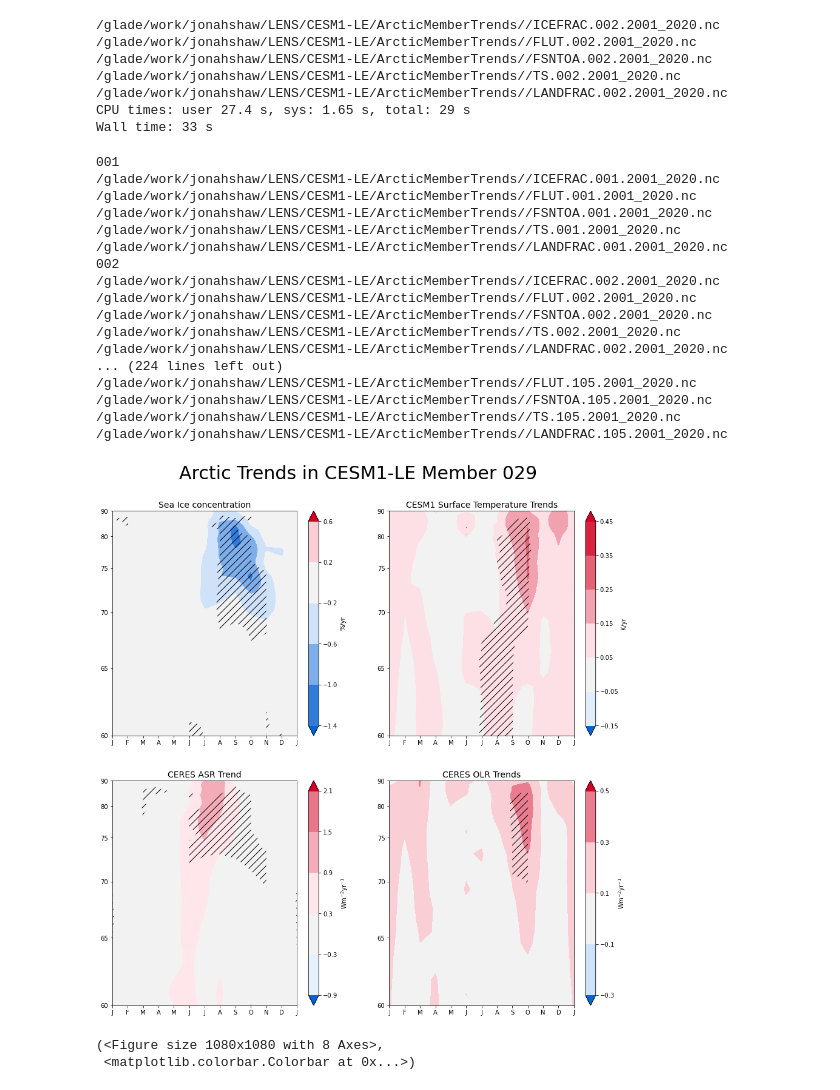
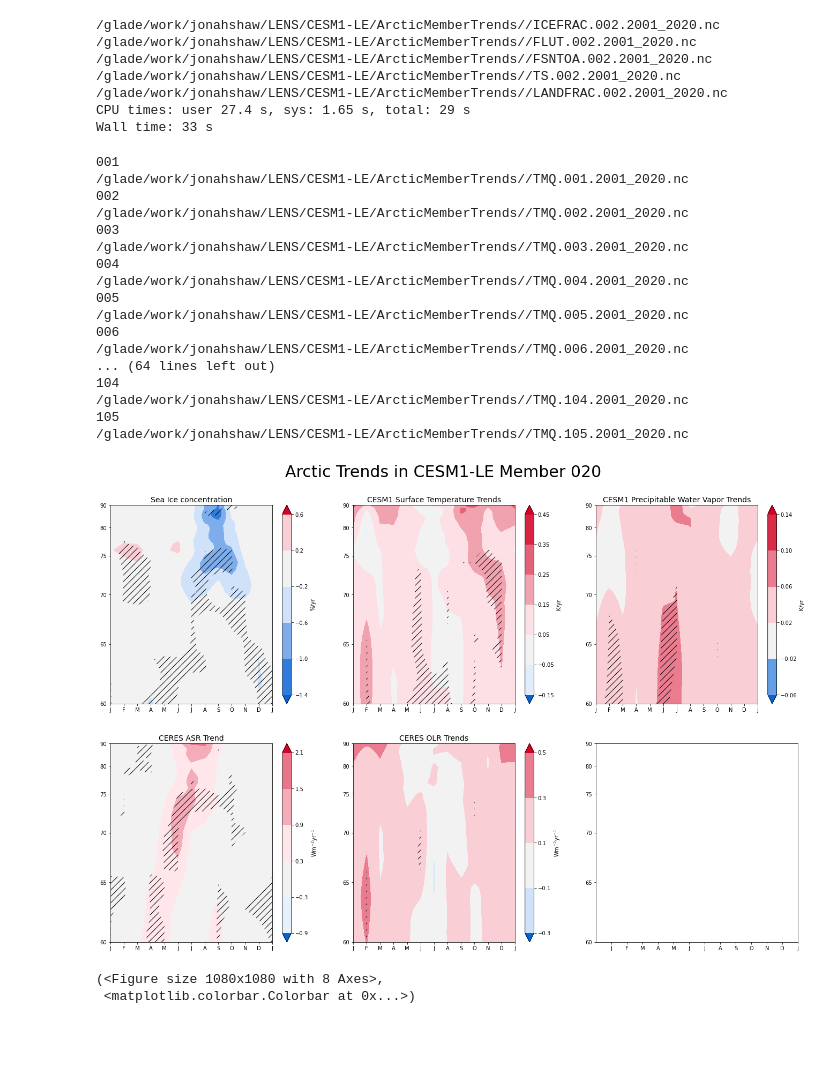
Before and after one commit to jshaw35/spectral_ice, a Jupyter notebook: figure1/cesmle_trends.ipynb, the cells around one changed output. Drawn from its saved outputs; the diff is of its cells as text; code cells hidden in the pictures; blank space fills up the shorter version.

Commit message:
added WV to CESM1-LE plots, processed AIRS data to timeseries

```diff
--- a/figure1/cesmle_trends.ipynb
+++ b/figure1/cesmle_trends.ipynb
@@ -208,24 +209,24 @@ def lens_trend_wrapper(sub_path_dict,ens_label,out_path,mask=None,mask_label=Non
 CPU times: user 27.4 s, sys: 1.65 s, total: 29 s
 Wall time: 33 s
 # %%
-# for _ens_n in path_dict:
-#     print(_ens_n)
-#     lens_trend_wrapper(path_dict[_ens_n],_ens_n,'/glade/work/jonahshaw/LENS/CESM1-LE/ArcticMemberTrends/')
+for _ens_n in path_dict:
+    print(_ens_n)
+    lens_trend_wrapper(path_dict[_ens_n],_ens_n,'/glade/work/jonahshaw/LENS/CESM1-LE/ArcticMemberTrends/')
 # %% [output]
 001
-/glade/work/jonahshaw/LENS/CESM1-LE/ArcticMemberTrends//ICEFRAC.001.2001_2020.nc
-/glade/work/jonahshaw/LENS/CESM1-LE/ArcticMemberTrends//FLUT.001.2001_2020.nc
-/glade/work/jonahshaw/LENS/CESM1-LE/ArcticMemberTrends//FSNTOA.001.2001_2020.nc
-/glade/work/jonahshaw/LENS/CESM1-LE/ArcticMemberTrends//TS.001.2001_2020.nc
-/glade/work/jonahshaw/LENS/CESM1-LE/ArcticMemberTrends//LANDFRAC.001.2001_2020.nc
+/glade/work/jonahshaw/LENS/CESM1-LE/ArcticMemberTrends//TMQ.001.2001_2020.nc
 002
-/glade/work/jonahshaw/LENS/CESM1-LE/ArcticMemberTrends//ICEFRAC.002.2001_2020.nc
-/glade/work/jonahshaw/LENS/CESM1-LE/ArcticMemberTrends//FLUT.002.2001_2020.nc
-/glade/work/jonahshaw/LENS/CESM1-LE/ArcticMemberTrends//FSNTOA.002.2001_2020.nc
-/glade/work/jonahshaw/LENS/CESM1-LE/ArcticMemberTrends//TS.002.2001_2020.nc
-/glade/work/jonahshaw/LENS/CESM1-LE/ArcticMemberTrends//LANDFRAC.002.2001_2020.nc
-... (224 lines left out)
-/glade/work/jonahshaw/LENS/CESM1-LE/ArcticMemberTrends//FLUT.105.2001_2020.nc
-/glade/work/jonahshaw/LENS/CESM1-LE/ArcticMemberTrends//FSNTOA.105.2001_2020.nc
-/glade/work/jonahshaw/LENS/CESM1-LE/ArcticMemberTrends//TS.105.2001_2020.nc
-/glade/work/jonahshaw/LENS/CESM1-LE/ArcticMemberTrends//LANDFRAC.105.2001_2020.nc
+/glade/work/jonahshaw/LENS/CESM1-LE/ArcticMemberTrends//TMQ.002.2001_2020.nc
+003
+/glade/work/jonahshaw/LENS/CESM1-LE/ArcticMemberTrends//TMQ.003.2001_2020.nc
+004
+/glade/work/jonahshaw/LENS/CESM1-LE/ArcticMemberTrends//TMQ.004.2001_2020.nc
+005
+/glade/work/jonahshaw/LENS/CESM1-LE/ArcticMemberTrends//TMQ.005.2001_2020.nc
+006
+/glade/work/jonahshaw/LENS/CESM1-LE/ArcticMemberTrends//TMQ.006.2001_2020.nc
+... (64 lines left out)
+104
+/glade/work/jonahshaw/LENS/CESM1-LE/ArcticMemberTrends//TMQ.104.2001_2020.nc
+105
+/glade/work/jonahshaw/LENS/CESM1-LE/ArcticMemberTrends//TMQ.105.2001_2020.nc
@@ -312,7 +323,7 @@ mpl.colors.BoundaryNorm
 # %%
-_fig,_cbar = LEplot_arctrends('029','/glade/work/jonahshaw/LENS/CESM1-LE/ArcticMemberTrends/')
+_fig,_cbar = LEplot_arctrends('020','/glade/work/jonahshaw/LENS/CESM1-LE/ArcticMemberTrends/')
 # %% [output]
-[figure, old version]
+[figure, new version]
 # %%
 LEplot_arctrends('031','/glade/work/jonahshaw/LENS/CESM1-LE/ArcticMemberTrends/')
 # %% [output]
```
Also changed, not shown: parts of 4 cells of this notebook, 5 other files.
